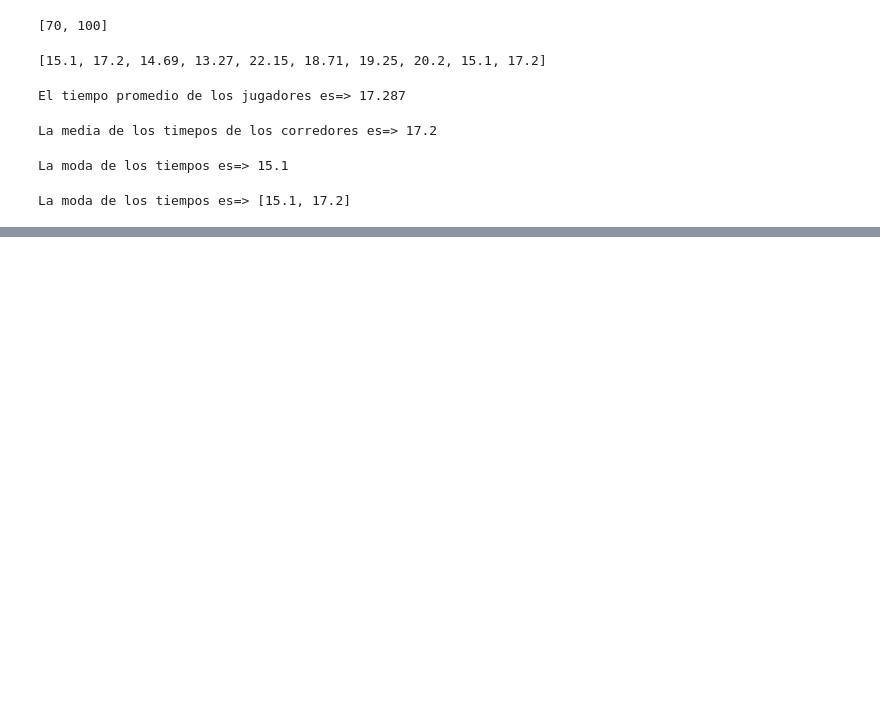
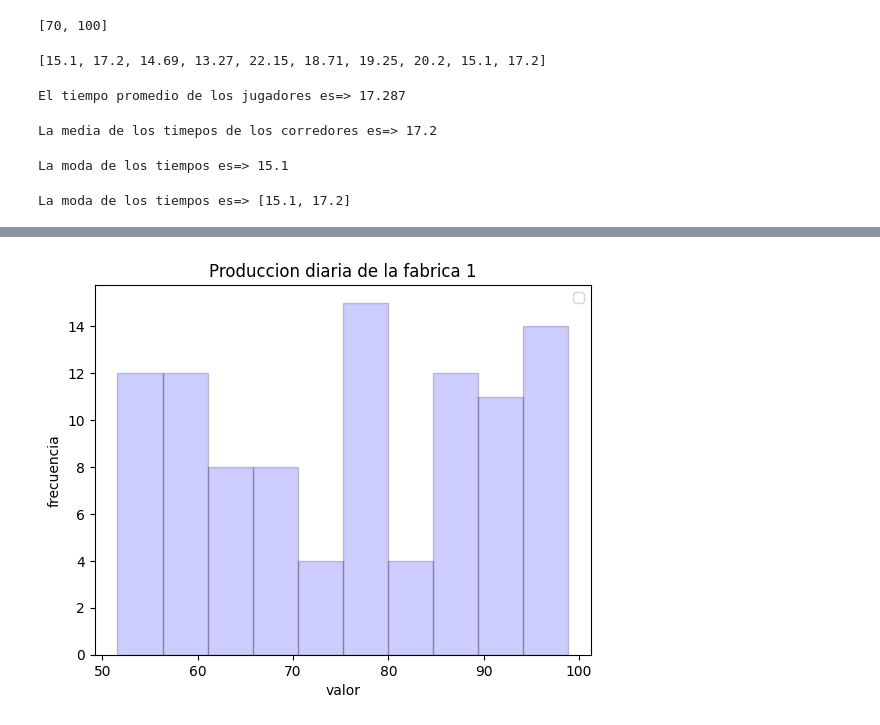
Before and after one commit to BeltranCristian/probabilidad, a Jupyter notebook: Practica_1.ipynb, the cells around one changed output, grey strips where cells are left out. Drawn from its saved outputs; the diff is of its cells as text; code cells hidden in the pictures; blank space fills up the shorter version.

```diff
--- a/Practica_1.ipynb
+++ b/Practica_1.ipynb
@@ -72,0 +107,14 @@ NameError: name 'random' is not defined
+# %%
+import matplotlib.pyplot as plt
+
+plt.hist(fabrica1, bins=10, alpha=0.2, color='b', edgecolor='black')
+#plt.hist(media, color='b', linestyle='dashed', linewidth=2, label='media')
+#plt.hist(mediana, color='r', linestyle='dashed', linewidth=2, label='mediana')
+#plt.hist(moda, color='y', linestyle='dashed', linewidth=2, label='moda')
+plt.xlabel('valor')
+plt.ylabel('frecuencia')
+plt.title("Produccion diaria de la fabrica 1")
+plt.legend()
+plt.show()
+# %% [output]
+[figure, added]
```
Also changed, not shown: parts of 7 cells of this notebook.
